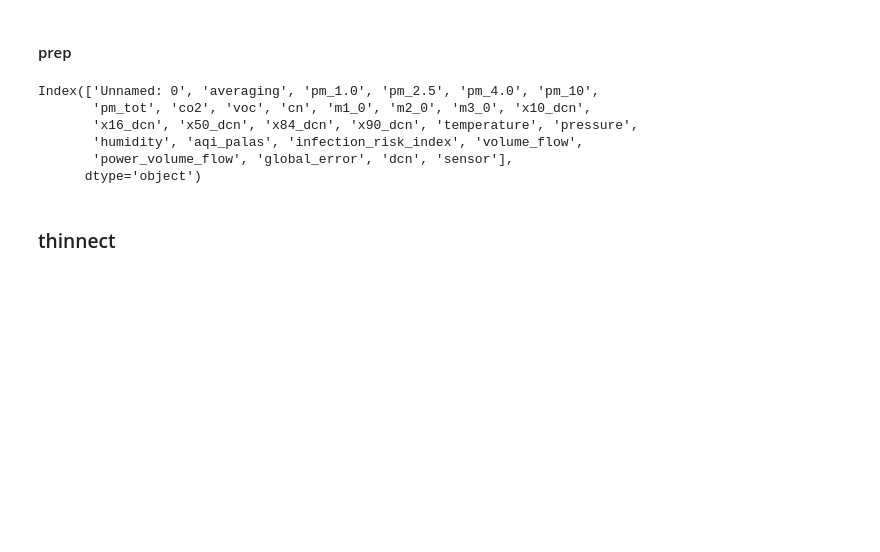
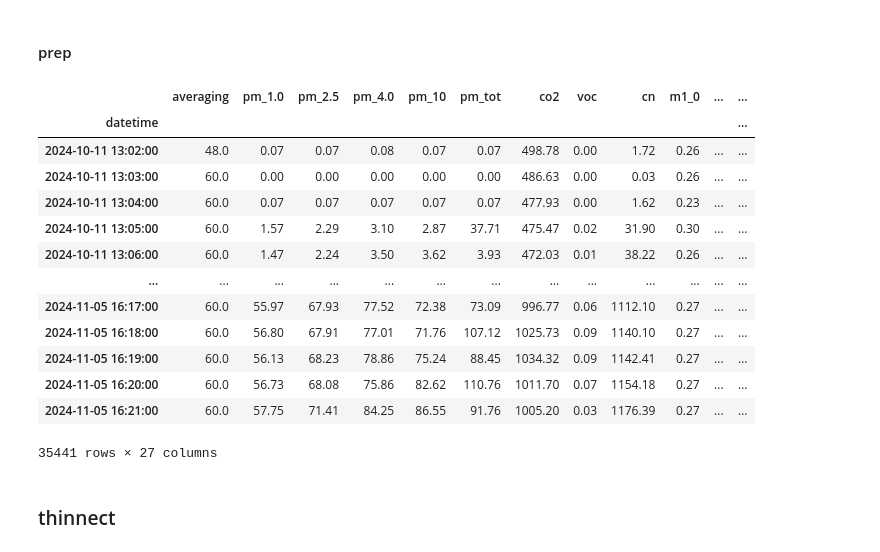
Before and after one commit to valentinopetric/collocation_study, a Jupyter notebook: read_data.ipynb, the cells around one changed output. Saved outputs shown, nothing was run; the diff lists cells and outputs as text; code cells hidden in the pictures; blank space fills up the shorter version.

```diff
--- a/read_data.ipynb
+++ b/read_data.ipynb
@@ -500,4 +512,5 @@ df_smart_sense.head(),df_smart_sense.tail()
 # %% [markdown]
 ### ref machine
 # %%
-ref_df = pd.read_csv('data/ref_data.csv')
+ref_df = pd.read_csv('data/ref_data.csv',index_col=0)
+ref_df
@@ -518,41 +545,48 @@ rename_map = {
     'M1,0 [µm]': 'm1_0',
     'M2,0 [µm²]': 'm2_0',
     'M3,0 [µm³]': 'm3_0',
     'x10(dCn) [µm]': 'x10_dcn',
     'x16(dCn) [µm]': 'x16_dcn',
     'x50(dCn) [µm]': 'x50_dcn',
     'x84(dCn) [µm]': 'x84_dcn',
     'x90(dCn) [µm]': 'x90_dcn',
     'T [°C]': 'temperature',
     'p [hPa]': 'pressure',
     'rH [%]': 'humidity',
     'AQI-Palas': 'aqi_palas',
     'Infection Risk Index': 'infection_risk_index',
     'volume flow [l/min]': 'volume_flow',
     'power (volume flow blower) [%]': 'power_volume_flow',
     'global error': 'global_error',
     'dCn(µm) [1/cm³]': 'dcn'
 }
 
 # Standardizing column names
 ref_df.rename(columns=rename_map, inplace=True)
 
 ref_df["sensor"] = "ref_sensor"
 
-ref_df['datetime'] = pd.to_datetime(ref_df['timestamp'], format='%d.%m.%Y %H:%M:%S', errors='coerce')
+ref_df['datetime'] = pd.to_datetime(ref_df['timestamp'])
 
 ref_df.set_index('datetime',inplace=True)
 ref_df.drop('timestamp',axis=1,inplace=True)
 
 ref_df
-ref_df.columns
 # %% [output]
+|  | averaging | pm_1.0 | pm_2.5 | pm_4.0 | pm_10 | pm_tot | co2 | voc | cn | m1_0 | ... | ... |
+| datetime |  |  |  |  |  |  |  |  |  |  |  | ... |
+| 2024-10-11 13:02:00 | 48.0 | 0.07 | 0.07 | 0.08 | 0.07 | 0.07 | 498.78 | 0.00 | 1.72 | 0.26 | ... | ... |
+| 2024-10-11 13:03:00 | 60.0 | 0.00 | 0.00 | 0.00 | 0.00 | 0.00 | 486.63 | 0.00 | 0.03 | 0.26 | ... | ... |
+| 2024-10-11 13:04:00 | 60.0 | 0.07 | 0.07 | 0.07 | 0.07 | 0.07 | 477.93 | 0.00 | 1.62 | 0.23 | ... | ... |
+| 2024-10-11 13:05:00 | 60.0 | 1.57 | 2.29 | 3.10 | 2.87 | 37.71 | 475.47 | 0.02 | 31.90 | 0.30 | ... | ... |
+| 2024-10-11 13:06:00 | 60.0 | 1.47 | 2.24 | 3.50 | 3.62 | 3.93 | 472.03 | 0.01 | 38.22 | 0.26 | ... | ... |
+| ... | ... | ... | ... | ... | ... | ... | ... | ... | ... | ... | ... | ... |
+| 2024-11-05 16:17:00 | 60.0 | 55.97 | 67.93 | 77.52 | 72.38 | 73.09 | 996.77 | 0.06 | 1112.10 | 0.27 | ... | ... |
+| 2024-11-05 16:18:00 | 60.0 | 56.80 | 67.91 | 77.01 | 71.76 | 107.12 | 1025.73 | 0.09 | 1140.10 | 0.27 | ... | ... |
+| 2024-11-05 16:19:00 | 60.0 | 56.13 | 68.23 | 78.86 | 75.24 | 88.45 | 1034.32 | 0.09 | 1142.41 | 0.27 | ... | ... |
+| 2024-11-05 16:20:00 | 60.0 | 56.73 | 68.08 | 75.86 | 82.62 | 110.76 | 1011.70 | 0.07 | 1154.18 | 0.27 | ... | ... |
+| 2024-11-05 16:21:00 | 60.0 | 57.75 | 71.41 | 84.25 | 86.55 | 91.76 | 1005.20 | 0.03 | 1176.39 | 0.27 | ... | ... |
-Index(['Unnamed: 0', 'averaging', 'pm_1.0', 'pm_2.5', 'pm_4.0', 'pm_10',
-       'pm_tot', 'co2', 'voc', 'cn', 'm1_0', 'm2_0', 'm3_0', 'x10_dcn',
-       'x16_dcn', 'x50_dcn', 'x84_dcn', 'x90_dcn', 'temperature', 'pressure',
-       'humidity', 'aqi_palas', 'infection_risk_index', 'volume_flow',
-       'power_volume_flow', 'global_error', 'dcn', 'sensor'],
-      dtype='object')
+35441 rows × 27 columns
 # %% [markdown]
 ### thinnect
 # %%
```
Also changed, not shown: parts of 4 cells of this notebook, 2 other files.
